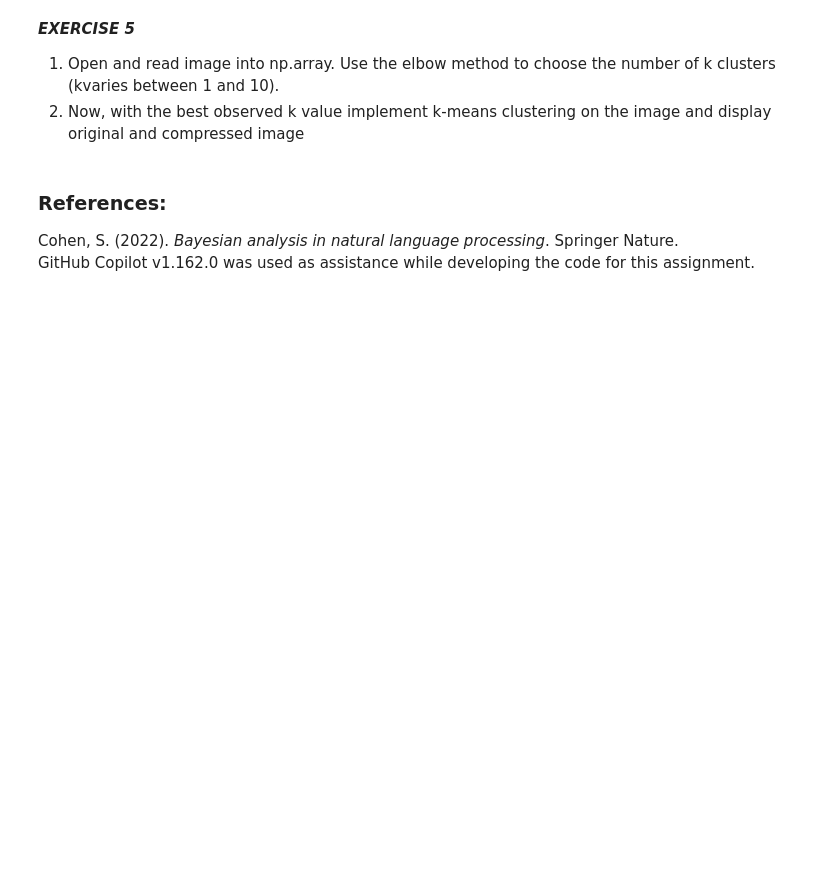
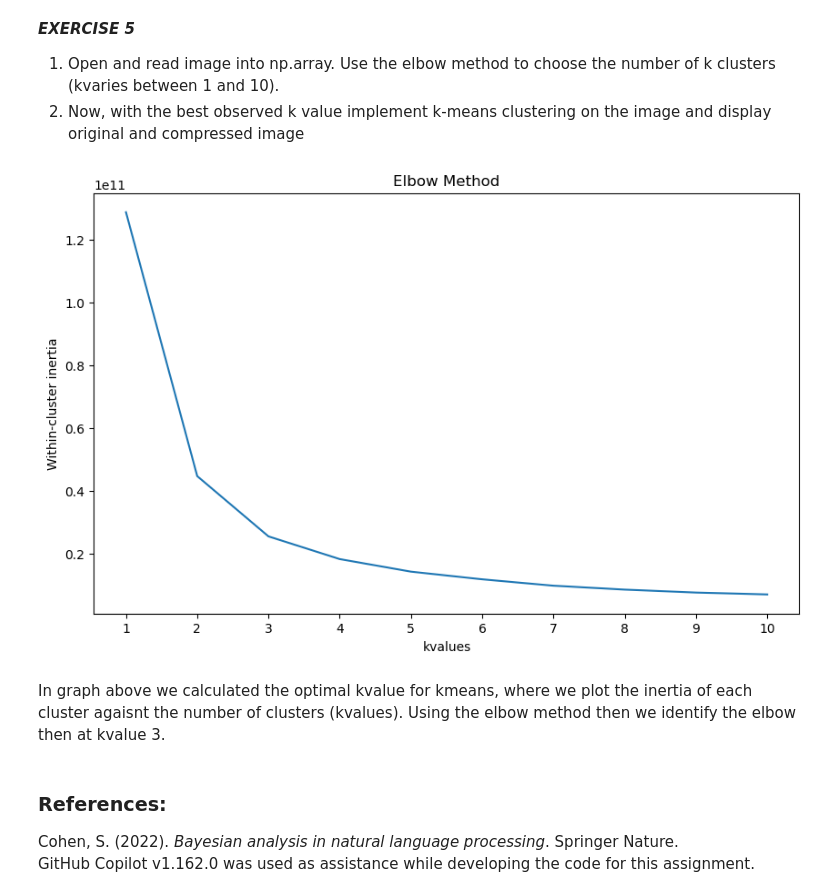
Before and after one commit to hjv300/IDS, a Jupyter notebook: assignment3/jesús.rabanal-álvarez.ipynb, the cells around one changed output. Drawn from its saved outputs; the diff is of its cells as text; code cells hidden in the pictures; blank space fills up the shorter version.

Commit message:
kvalue op ex 5 ass 3

```diff
--- a/assignment3/jesús.rabanal-álvarez.ipynb
+++ b/assignment3/jesús.rabanal-álvarez.ipynb
@@ -128,0 +118,32 @@ kmeans = KMeans(k, algorithm='lloyd', n_init=1, init=startingPoint_list[:i], ...
+# %%
+from sklearn.cluster import KMeans
+import numpy as np
+from matplotlib.image import imread
+import matplotlib.pyplot as plt
+import seaborn as sns
+
+dog_img = imread('dog.jpg')
+dog_2d = dog_img.reshape(dog_img.shape[0] * dog_img.shape[1], dog_img.shape[2])
+
+startingPoint_list = np.unique(dog_2d, axis = 0)
+
+kvalues = [1, 2, 3, 4, 5, 6, 7, 8, 9, 10]
+kinertia = []
+
+for i, k in enumerate(kvalues):
+    i+=1
+    kmeans = KMeans(n_clusters=k, algorithm='lloyd', n_init=1, init=startingPoint_list[:i]).fit(dog_2d)
+    inertia = kmeans.inertia_
+    kinertia.append(inertia)
+# %%
+plt.figure(figsize=(10, 6))
+plt.plot(kvalues, kinertia, '-')
+plt.title("Elbow Method")
+plt.xlabel("kvalues")
+plt.xticks(kvalues)
+plt.ylabel("Within-cluster inertia")
+plt.show()
+# %% [output]
+[figure, added]
+# %% [markdown]
+In graph above we calculated the optimal kvalue for kmeans, where we plot the inertia of each cluster agaisnt the number of clusters (kvalues). Using the elbow method then we identify the elbow then at kvalue 3.
```
Also changed, not shown: parts of 4 cells of this notebook.
